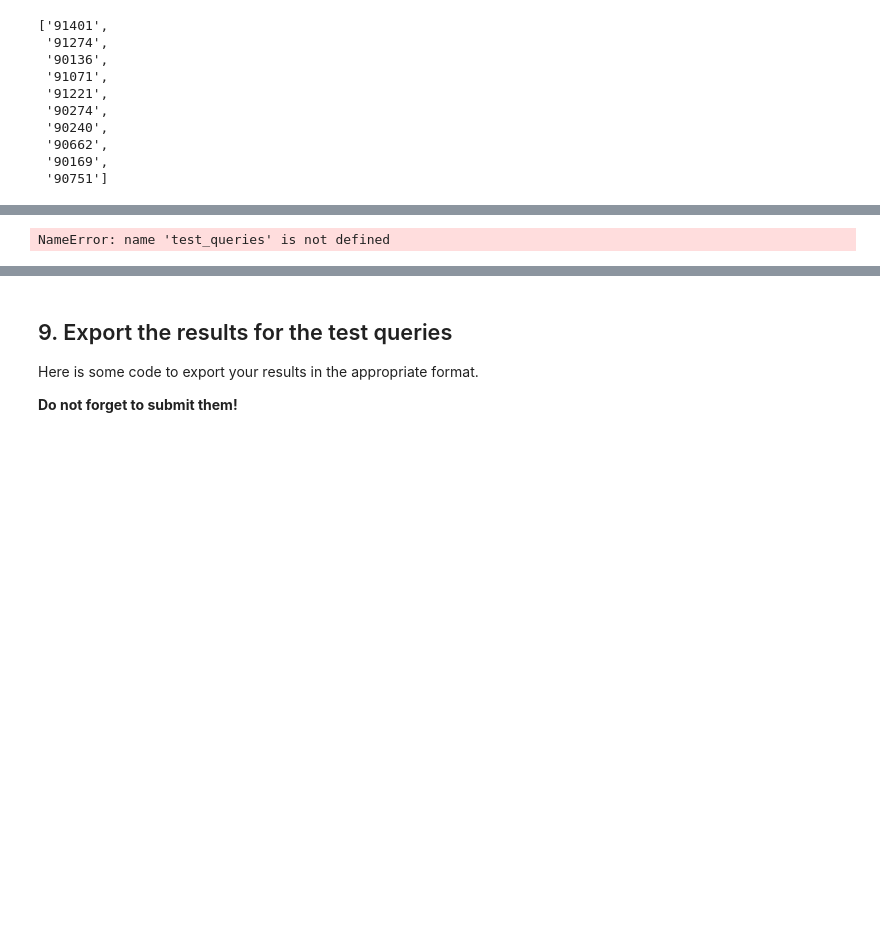
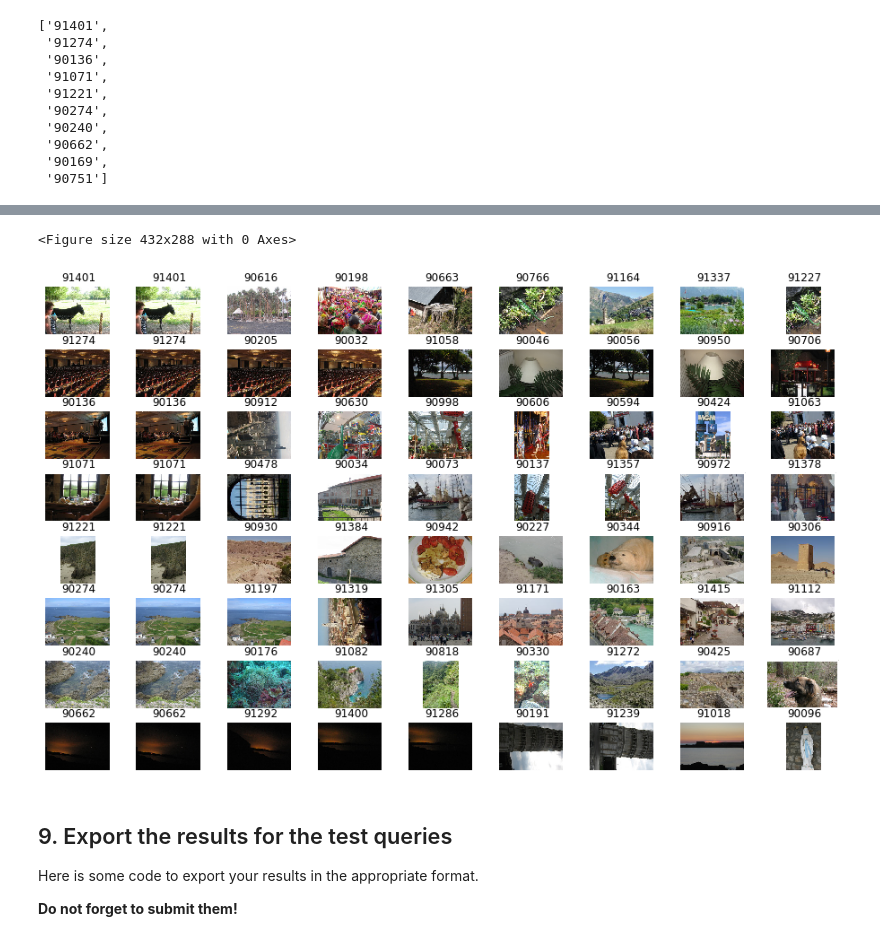
Before and after one commit to PunyPony/DataScience, a Jupyter notebook: mlrfrendu/r1/practice_04-01_BoVW.ipynb, the cells around one changed output, grey strips where cells are left out. Saved outputs shown, nothing was run; the diff lists cells and outputs as text; code cells hidden in the pictures; blank space fills up the shorter version.

```diff
--- a/mlrfrendu/r1/practice_04-01_BoVW.ipynb
+++ b/mlrfrendu/r1/practice_04-01_BoVW.ipynb
@@ -548,80 +569,54 @@ test_queries[:10]
 **For each query, compute the list of best results.**
 </div>
 # %%
-test_queries_imnos = [imgid_to_index[query_id] for query_id in test_queries.keys()]
+test_queries_imnos = [imgid_to_index[query_id] for query_id in test_queries]
 test_query_vectors = global_image_descr[test_queries_imnos].reshape(len(test_queries_imnos), 512)
 distances, results = search_engine.kneighbors(test_query_vectors, n_neighbors = 9, return_distance=True)
-# %% [output]
-NameError: name 'test_queries' is not defined
 # %% [markdown]
 <div style="overflow: auto; border-style: dotted; border-width: 1px; padding: 10px; margin: 10px 0px">
 <img alt="work" src='img/work.png' style='float: left; margin-right: 20px'>
 
 **Display your results to control them visually.**
 </div>
-# %%
-aps = []  # list of average precisions for all queries
-for qimno, qres in zip(test_queries_imnos, results):
-    qname = IMG_IDS[qimno]
-    # print("query:", qname)
-    # collect the positive results in the dataset
-    # the positives have the same prefix as the query image
-    positive_results = [imgid_to_index[img_id] for img_id in gt_data[IMG_IDS[qimno]]]
-    # print("positive_results:", positive_results)
-    # print("qres:", qres)
-    # ranks of positives. We skip the result #0, assumed to be the query image
-    ranks = [i for i, res in enumerate(qres[1:]) if res in positive_results]
-    # print("ranks:", ranks)
-    # accumulate trapezoids with this basis
-    recall_step = 1.0 / len(positive_results)
-    ap = 0
-    for ntp, rank in enumerate(ranks):
-        # ntp = nb of true positives so far
-        # rank = nb of retrieved items so far
-        # y-size on left side of trapezoid:
-        precision_0 = ntp/float(rank) if rank > 0 else 1.0
-        # y-size on right side of trapezoid:
-        precision_1 = (ntp + 1) / float(rank + 1)
-        ap += (precision_1 + precision_0) * recall_step / 2.0
-        # print("query %s, AP = %.3f" % (qname, ap))
-    aps.append(ap)
-
-print("mean AP = %.3f" % np.mean(aps))
 # %%
 from matplotlib import pyplot as plt
 from matplotlib.image import imread
 
 nrow = 8   # number of query images to show
 nres = 8   # number of results per query
 
 def show_image(imno, frame_color):
     im = imread(os.path.join(PATH_TO_RESOURCES, "thumbs", "%s.jpg" % IMG_IDS[imno]))
     plt.imshow(im)
     h, w = im.shape[:2]
     plt.plot([0, 0, w, w, 0], [0, h, h, 0, 0], frame_color, linewidth = 2)
     plt.axis('off')
 
 # reduce the margins
 plt.subplots_adjust(wspace = 0, hspace = 0,
                     top = 0.99, bottom = 0.01, left = 0.01, right = 0.99)
 
 plt.figure(figsize=(16,10))
 no = 1  # index current of subfigure
 for qno in range(nrow):
     plt.subplot(nrow, nres + 1, no); no += 1
     # show query image with white outline
     qimno = test_queries_imnos[qno]
     show_image(qimno, 'w')
     plt.title(IMG_IDS[qimno])
-    for res_rank, qres in enumerate(results[qno, 1:nres+1]): # 1:nres+1 => skip query from results
+    #1:nres+1
+    for res_rank, qres in enumerate(results[qno, 0:nres]): # 1:nres+1 => skip query from results
         plt.subplot(nrow, nres + 1, no); no += 1
         # use image name to determine if it is a TP or FP result
-        is_ok = IMG_IDS[qres] in gt_data[IMG_IDS[qimno]]
-        show_image(qres, 'g' if is_ok else 'r')
+        #is_ok = IMG_IDS[qres] in gt_data[IMG_IDS[qimno]]
+        show_image(qres, 'w')
         # plt.title("%0.2f" % (distances[qno,res_rank]))
         plt.title(IMG_IDS[qres])
 
 plt.show()
+# %% [output]
+<Figure size 432x288 with 0 Axes>
+[figure, added]
 # %% [markdown]
 ## 9. Export the results for the test queries
 
```
Also changed, not shown: parts of 9 cells of this notebook.
